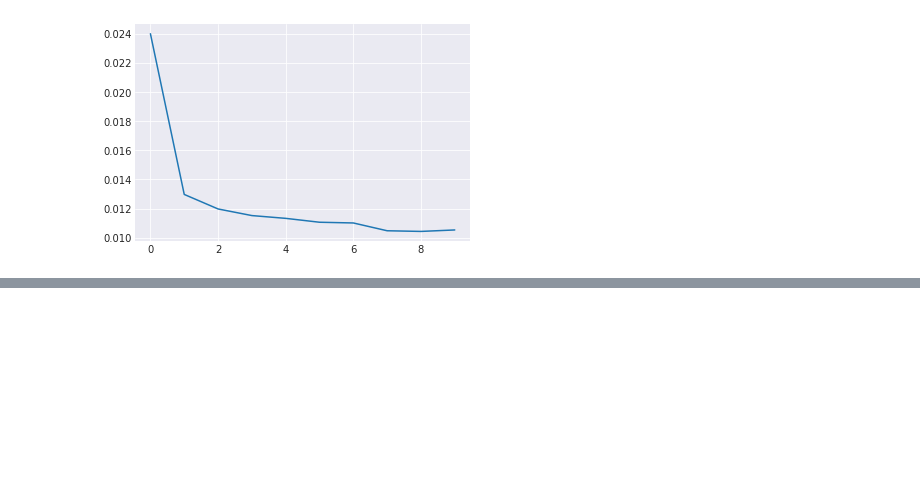
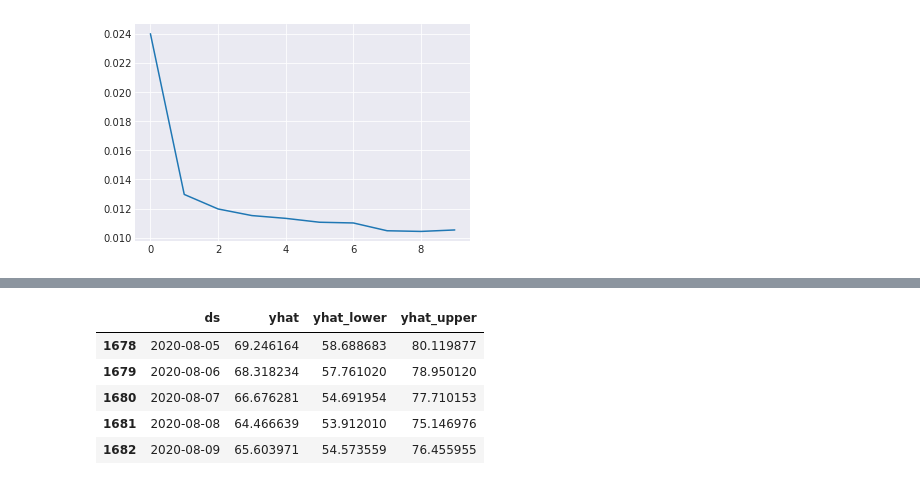
Before and after one commit to yashica95/LSTM-Google-Trend, a Jupyter notebook: Google_Trend_Prediction_using_LSTM.ipynb, the cells around one changed output, grey strips where cells are left out. Saved outputs shown, nothing was run; the diff lists cells and outputs as text; code cells hidden in the pictures; blank space fills up the shorter version.

```diff
--- a/Google_Trend_Prediction_using_LSTM.ipynb
+++ b/Google_Trend_Prediction_using_LSTM.ipynb
@@ -361,0 +384,10 @@ plt.plot(r.history['loss'])
+# %%
+forecast = m.predict(future)
+forecast[['ds', 'yhat', 'yhat_lower', 'yhat_upper']].tail()
+# %% [output]
+|  | ds | yhat | yhat_lower | yhat_upper |
+| 1678 | 2020-08-05 | 69.246164 | 58.688683 | 80.119877 |
+| 1679 | 2020-08-06 | 68.318234 | 57.761020 | 78.950120 |
+| 1680 | 2020-08-07 | 66.676281 | 54.691954 | 77.710153 |
+| 1681 | 2020-08-08 | 64.466639 | 53.912010 | 75.146976 |
+| 1682 | 2020-08-09 | 65.603971 | 54.573559 | 76.455955 |
```
Also changed, not shown: parts of 8 cells of this notebook.
